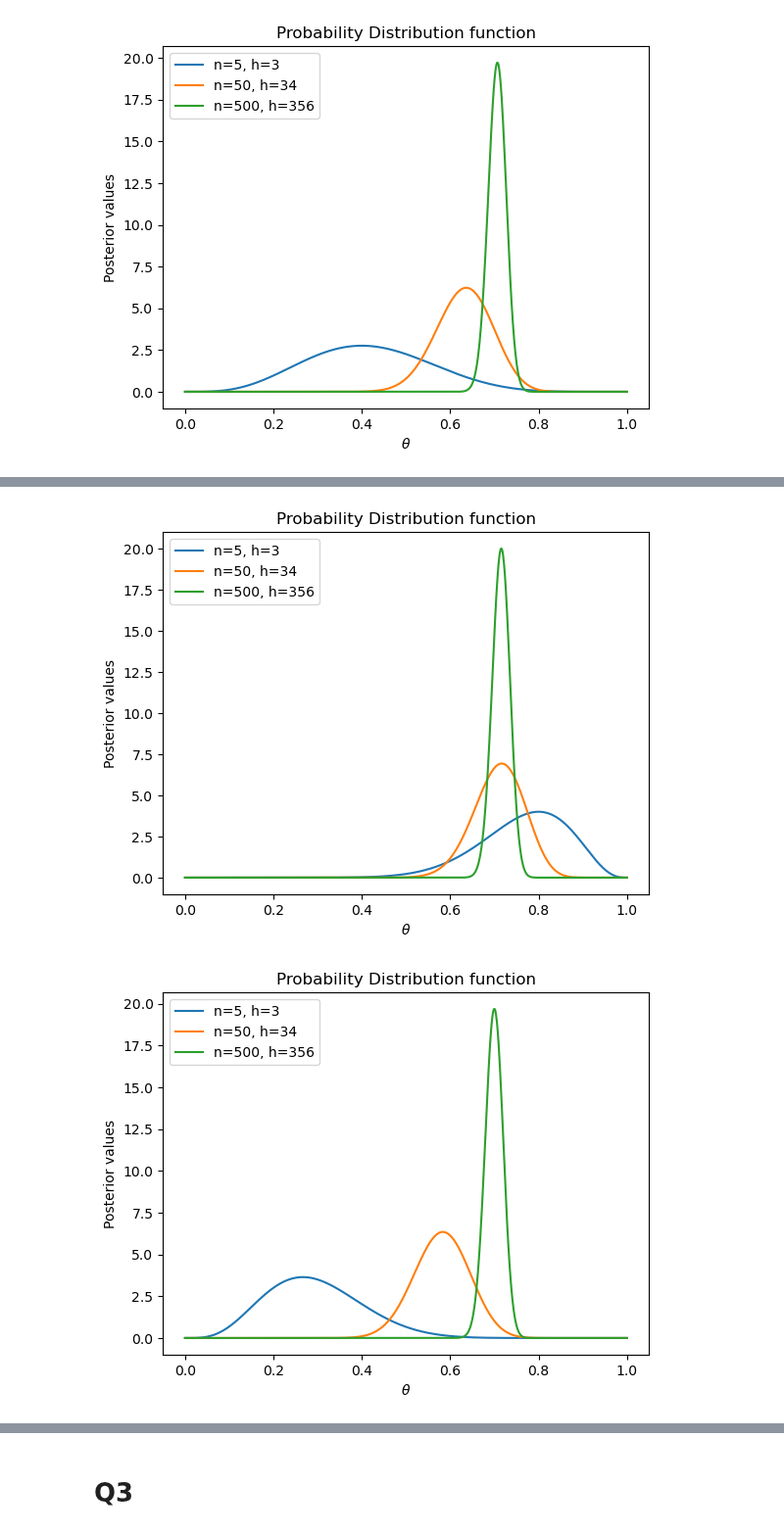
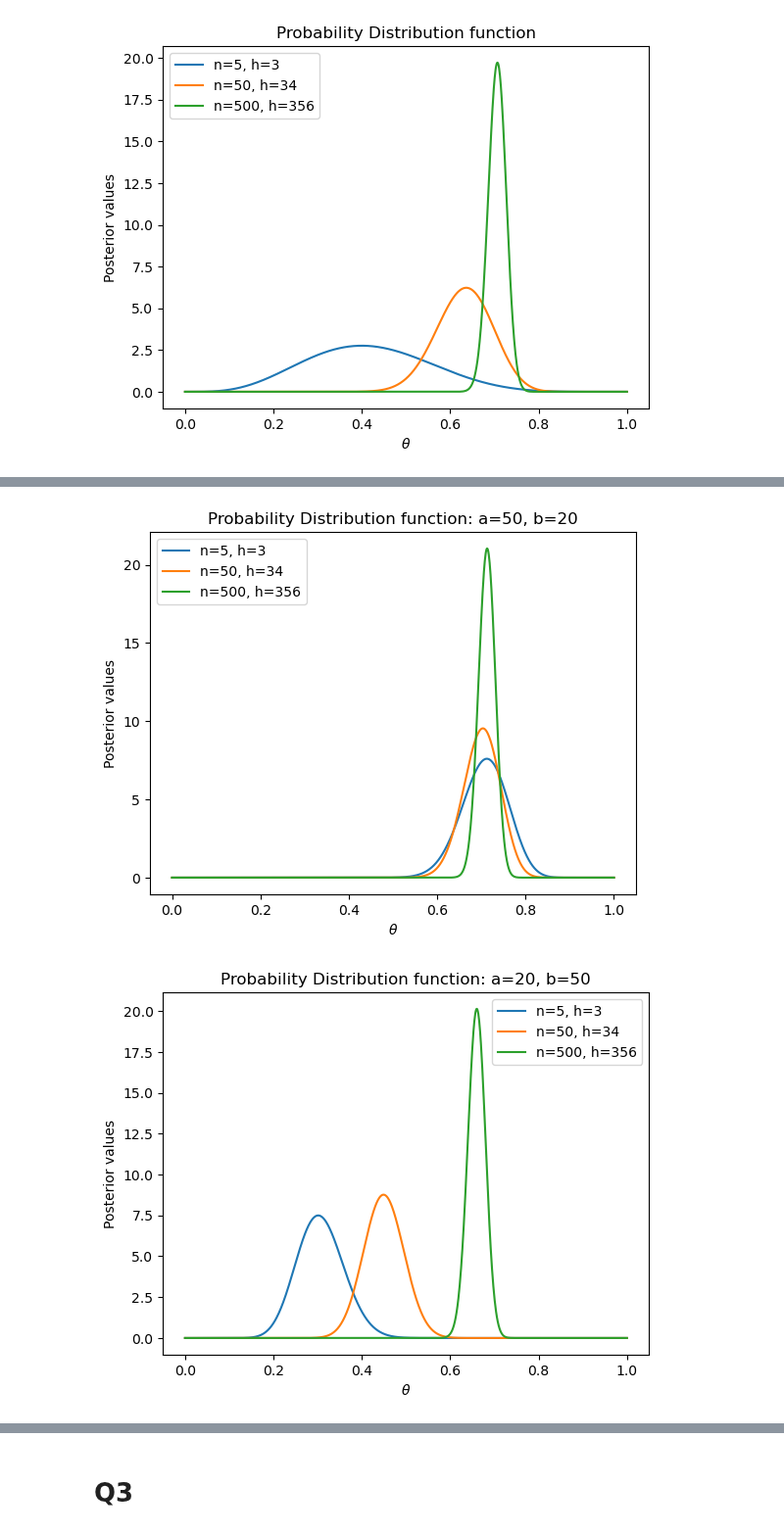
Before and after one commit to kparrine/Computational_Astro, a Jupyter notebook: C6/C6.ipynb, the cells around one changed output, grey strips where cells are left out. Shown at 98% size. Saved outputs shown, nothing was run; the diff lists cells and outputs as text; code cells hidden in the pictures.

Commit message:
Plots

```diff
--- a/C6/C6.ipynb
+++ b/C6/C6.ipynb
@@ -107,7 +114,8 @@ plt.show()
 data = np.loadtxt("HW06_data.txt")
 n = [5,50,500]
 h = int(np.sum(data)) #number of heads, so 0 = tails, 1 = heads (want to add up all the heads)
-prior = make_prior(1, 1) #flat - no idea if coin is fair
+a, b = 1, 1
+prior = make_prior(a, b) #flat - no idea if coin is fair
 thetas = np.linspace(0,1,1000) #test over different values of theta
 
 for coin_flips in n:
@@ -120,7 +128,8 @@ for coin_flips in n:
 
 plt.xlabel(r"$\theta$")
 plt.ylabel("Posterior values")
-plt.title("Probability Distribution function")
+plt.title(f"Probability Distribution function: a={a}, b={b}")
 plt.legend()
+plt.savefig("pdf_11.png",dpi=300)
 plt.show()
 # %% [output]
@@ -129,7 +138,8 @@ plt.show()
 data = np.loadtxt("HW06_data.txt")
 n = [5,50,500]
 h = int(np.sum(data)) #number of heads, so 0 = tails, 1 = heads (want to add up all the heads)
-prior = make_prior(5, 5) #roughly fair coin
+a, b = 5,5
+prior = make_prior(a, b) #roughly fair coin
 thetas = np.linspace(0,1,1000) #test over different values of theta
 
 for coin_flips in n:
@@ -142,7 +152,8 @@ for coin_flips in n:
 
 plt.xlabel(r"$\theta$")
 plt.ylabel("Posterior values")
-plt.title("Probability Distribution function")
+plt.title(f"Probability Distribution function: a={a}, b={b}")
 plt.legend()
+plt.savefig("pdf_55.png",dpi=300)
 plt.show()
 # %% [output]
@@ -151,7 +162,8 @@ plt.show()
 data = np.loadtxt("HW06_data.txt")
 n = [5,50,500]
 h = int(np.sum(data)) #number of heads, so 0 = tails, 1 = heads (want to add up all the heads)
-prior = make_prior(10, 2) #strong belief coin biased towards heads
+a, b = 50, 20
+prior = make_prior(a, b) #strong belief coin biased towards heads
 thetas = np.linspace(0,1,1000) #test over different values of theta
 
 for coin_flips in n:
@@ -164,30 +176,33 @@ for coin_flips in n:
 
 plt.xlabel(r"$\theta$")
 plt.ylabel("Posterior values")
-plt.title("Probability Distribution function")
+plt.title(f"Probability Distribution function: a={a}, b={b}")
 plt.legend()
+plt.savefig("pdf_5020.png",dpi=300)
 plt.show()
 # %% [output]
-[figure, old version]
+[figure, new version]
 # %%
 data = np.loadtxt("HW06_data.txt")
 n = [5,50,500]
 h = int(np.sum(data)) #number of heads, so 0 = tails, 1 = heads (want to add up all the heads)
-prior = make_prior(2, 10) #strong belief coin biased towards tails
+a,b = 20,50
+prior = make_prior(a, b) #strong belief coin biased towards tails
 thetas = np.linspace(0,1,1000) #test over different values of theta
 
 for coin_flips in n:
     h = int(np.sum(data[:coin_flips]))
     likelihood = make_likelihood(coin_flips, h)
     posterior = make_posterior(prior, likelihood)
     p_vals = np.array([posterior(t) for t in thetas])
 
     plt.plot(thetas, p_vals, label=f"n={coin_flips}, h={h}")
 
 plt.xlabel(r"$\theta$")
 plt.ylabel("Posterior values")
-plt.title("Probability Distribution function")
+plt.title(f"Probability Distribution function: a={a}, b={b}")
 plt.legend()
+plt.savefig("pdf_2050.png",dpi=300)
 plt.show()
 # %% [output]
-[figure, old version]
+[figure, new version]
```
Also changed, not shown: parts of 17 cells of this notebook, 9 other files.
